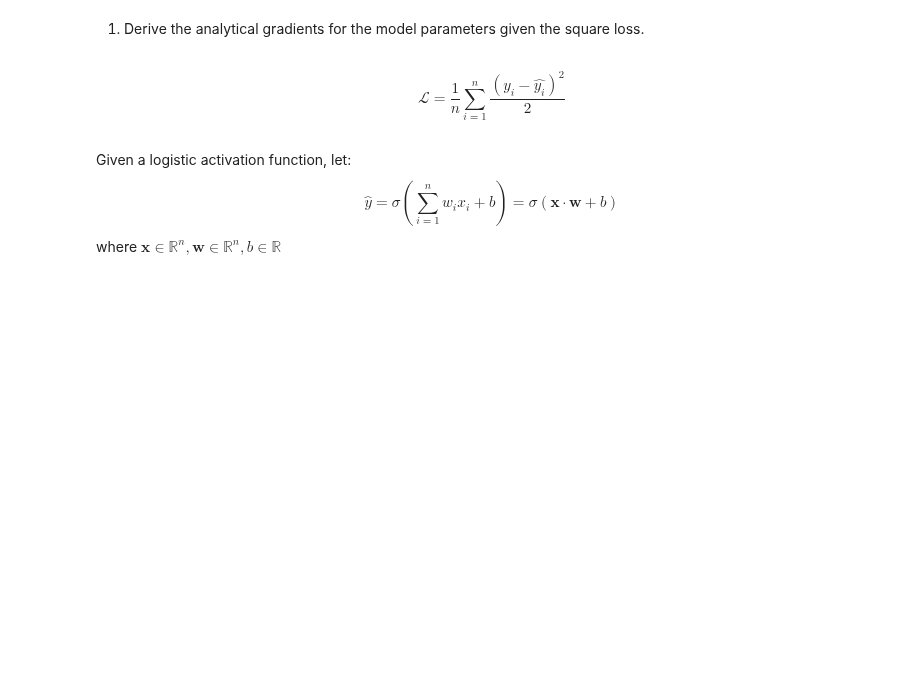
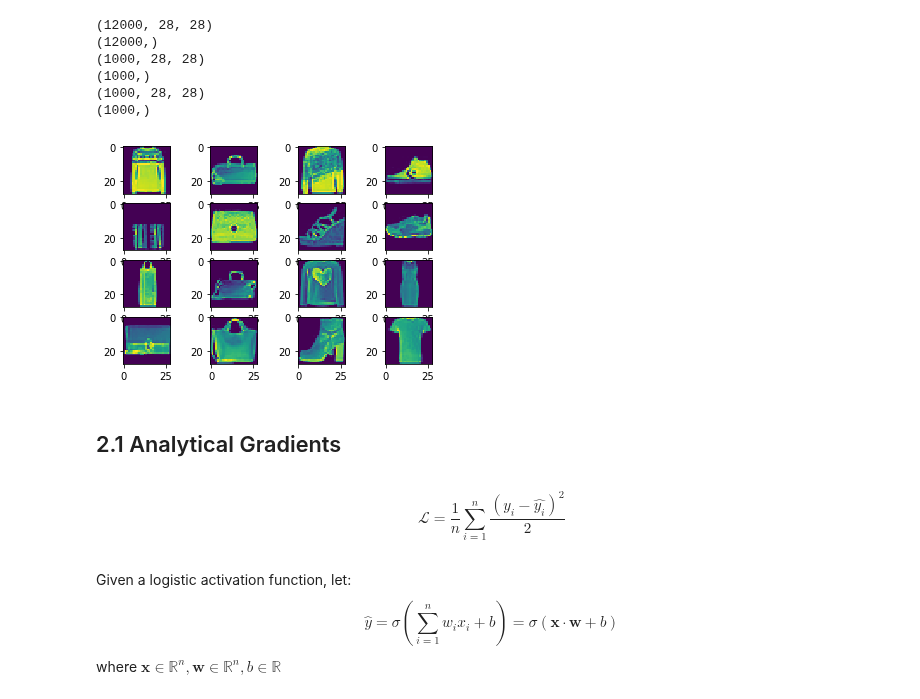
Before and after one commit to adamnpeace/comp90-cw1, a Jupyter notebook: q2/q2-roxanne.ipynb, the cells around one changed output. Cells and saved outputs as stored; diff of their text form; code cells hidden in the pictures; blank space fills up the shorter version.

```diff
--- a/q2/q2-roxanne.ipynb
+++ b/q2/q2-roxanne.ipynb
@@ -1,2 +0,0 @@
-# %% [markdown]
-1. Derive the analytical gradients for the model parameters given the square loss.
@@ -3,3 +8,33 @@
+# %%
+trainxs = np.load("comp0090_assignment_1_data/fashion-train-imgs.npz").transpose((2, 1, 0))
+trainys = np.load("comp0090_assignment_1_data/fashion-train-labels.npz")
+devxs   = np.load("comp0090_assignment_1_data/fashion-dev-imgs.npz").transpose((2, 1, 0))
+devys   = np.load("comp0090_assignment_1_data/fashion-dev-labels.npz")
+testxs  = np.load("comp0090_assignment_1_data/fashion-test-imgs.npz").transpose((2, 1, 0))
+testys  = np.load("comp0090_assignment_1_data/fashion-test-labels.npz")
+# %%
+print(trainxs.shape)
+print(trainys.shape)
+print(devxs.shape)
+print(devys.shape)
+print(testxs.shape)
+print(testys.shape)
+# %% [output]
+(12000, 28, 28)
+(12000,)
+(1000, 28, 28)
+(1000,)
+(1000, 28, 28)
+(1000,)
+# %%
+f, axarr = plt.subplots(4,4)
+for i in range(4):
+    for j in range(4):
+        axarr[i, j].imshow(trainxs[np.random.randint(0, len(trainxs))])
+# %% [output]
+[figure, added]
+# %% [markdown]
+## 2.1 Analytical Gradients
 # %% [markdown]
 $$                   \mathcal{L} = \frac{1}{n}\displaystyle\sum_{i=1}^{n}{\frac{(y_i -\hat{y_i})^2}{2}}
 $$
```
Also changed, not shown: parts of 4 cells of this notebook, 6 other files.
